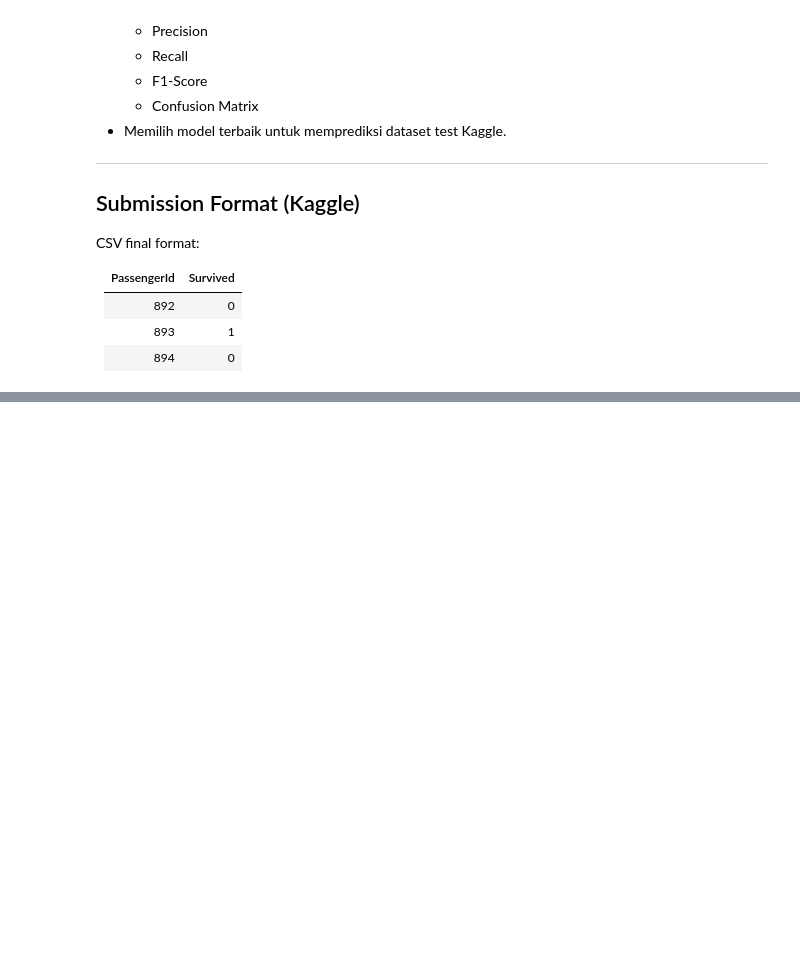
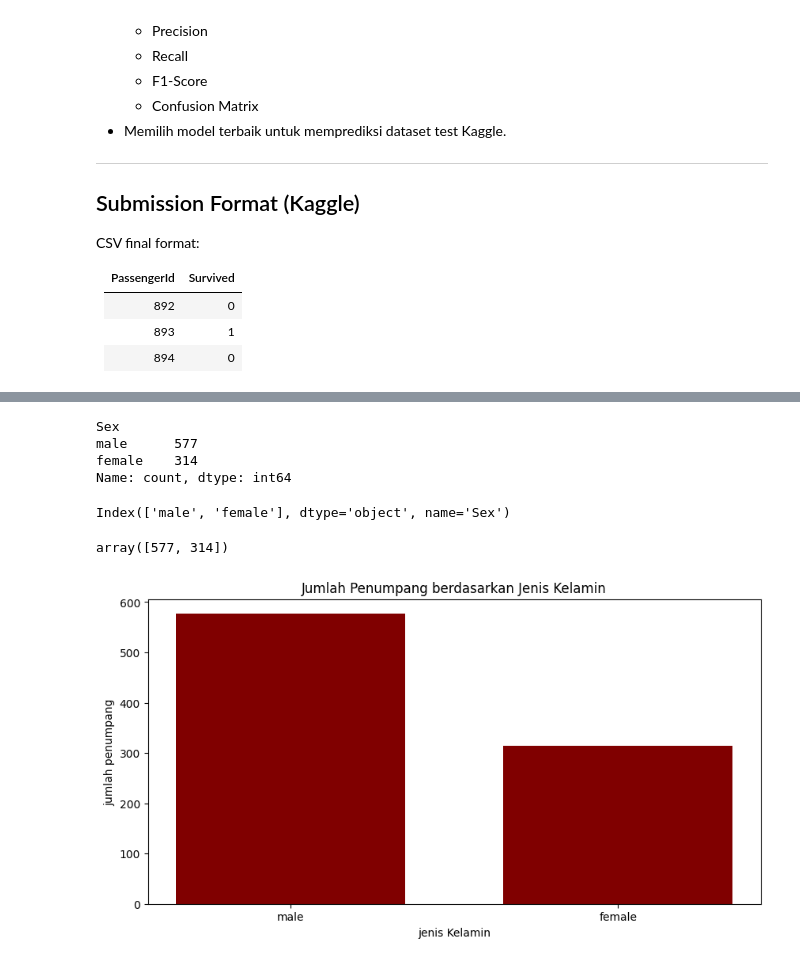
Before and after one commit to gchristiansun/titanic-prediction, a Jupyter notebook: titanic.ipynb, the cells around one changed output, grey strips where cells are left out. Saved outputs shown, nothing was run; the diff lists cells and outputs as text; code cells hidden in the pictures; blank space fills up the shorter version.

```diff
--- a/titanic.ipynb
+++ b/titanic.ipynb
@@ -89,0 +98,3 @@ CSV final format:
+# %%
+train = pd.read_csv('data/train.csv')
+test = pd.read_csv('data/test.csv')
@@ -89,0 +182,30 @@ CSV final format:
+# %%
+train["Sex"].value_counts()
+# %% [output]
+Sex
+male      577
+female    314
+Name: count, dtype: int64
+# %%
+count_sex = train["Sex"].value_counts()
+
+index_sex = count_sex.index
+values_sex = count_sex.values
+# %%
+index_sex
+# %% [output]
+Index(['male', 'female'], dtype='object', name='Sex')
+# %%
+values_sex
+# %% [output]
+array([577, 314])
+# %%
+fig = plt.figure(figsize = (10, 5))
+plt.bar(index_sex, values_sex, color = "maroon", width = 0.7)
+
+plt.xlabel("jenis Kelamin")
+plt.ylabel("jumlah penumpang")
+plt.title("Jumlah Penumpang berdasarkan Jenis Kelamin")
+plt.show()
+# %% [output]
+[figure, added]
```
Also changed, not shown: parts of 84 cells of this notebook, 2 other files.
